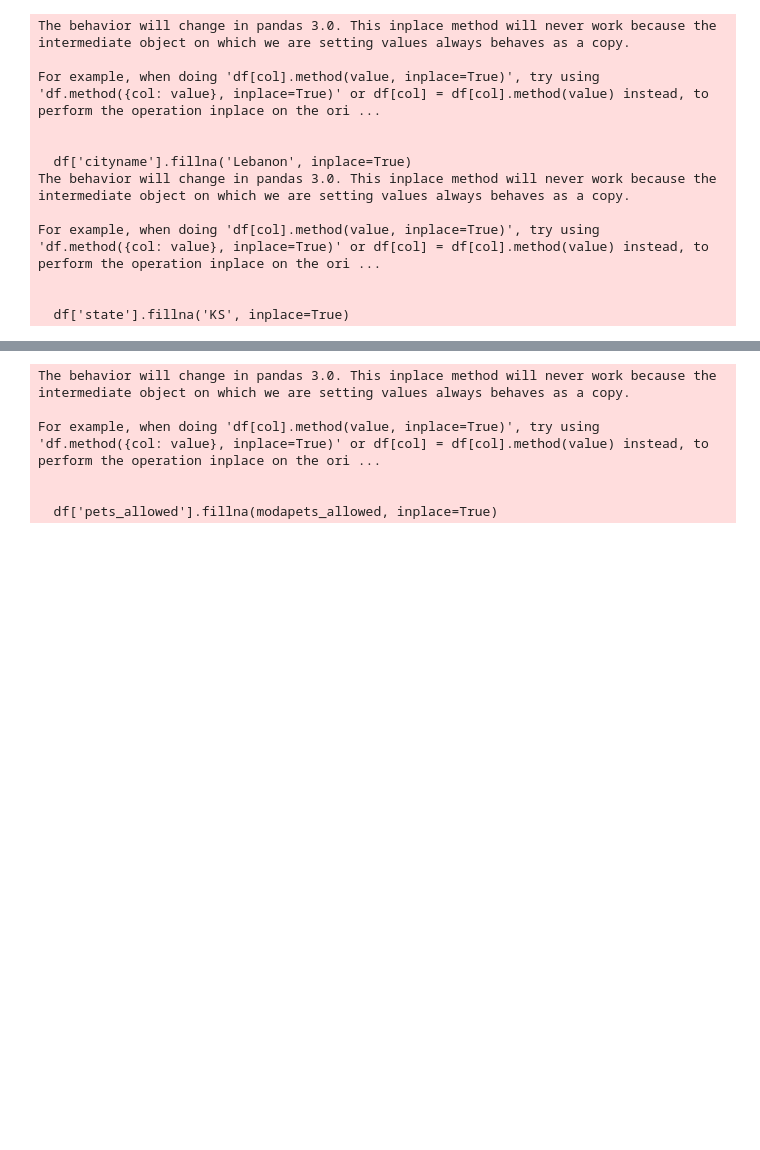
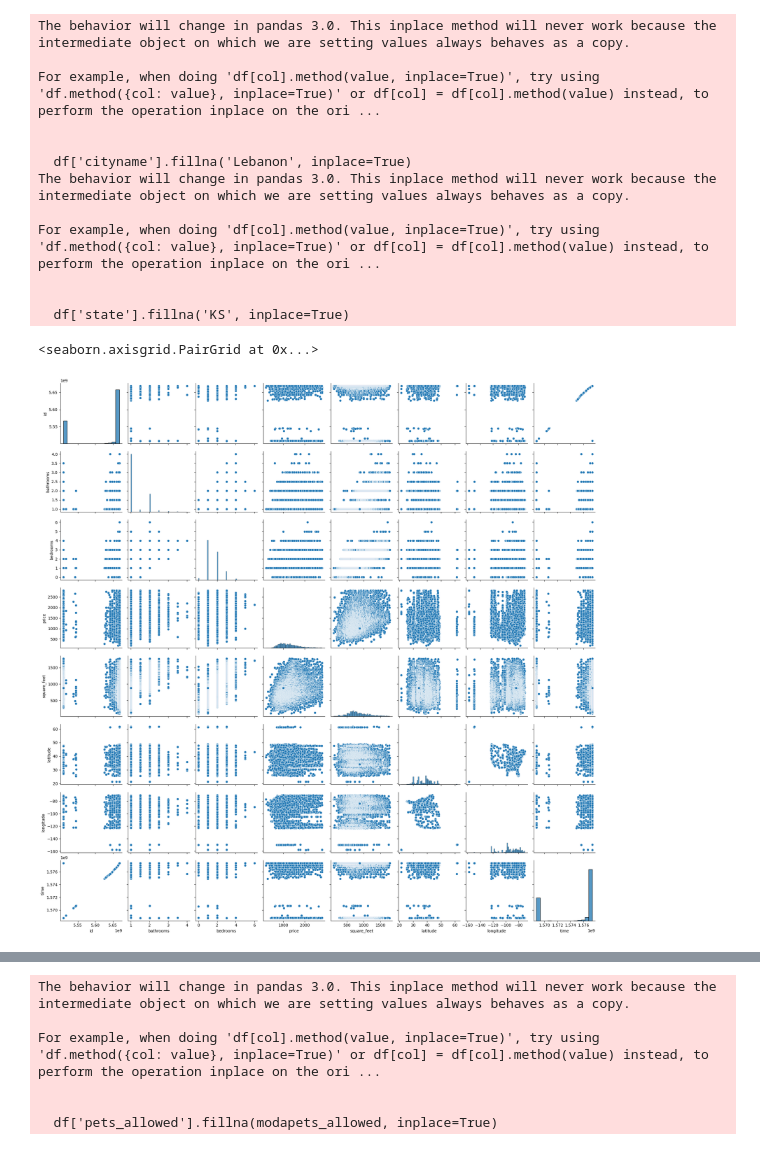
Before and after one commit to CesarAEH/Proyecto-Anal-tica, a Jupyter notebook: tarea3.ipynb, the cells around one changed output, grey strips where cells are left out. Cells and saved outputs as stored; diff of their text form; code cells hidden in the pictures; blank space fills up the shorter version.

```diff
--- a/tarea3.ipynb
+++ b/tarea3.ipynb
@@ -85,0 +88,5 @@ For example, when doing 'df[col].method(value, inplace=True)', try using 'df.met
+# %%
+sns.pairplot(df,)
+# %% [output]
+<seaborn.axisgrid.PairGrid at 0x...>
+[figure, added]
```
Also changed, not shown: parts of 8 cells of this notebook.
